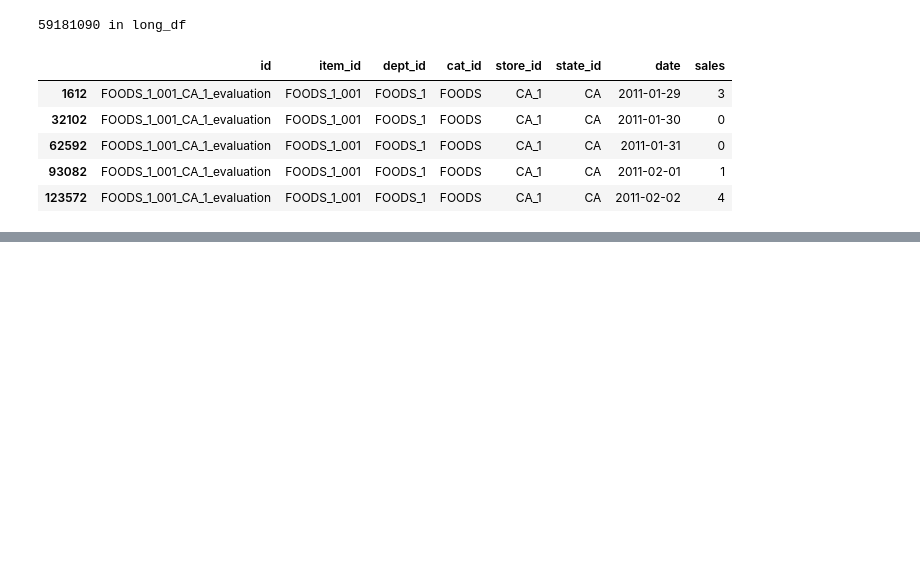
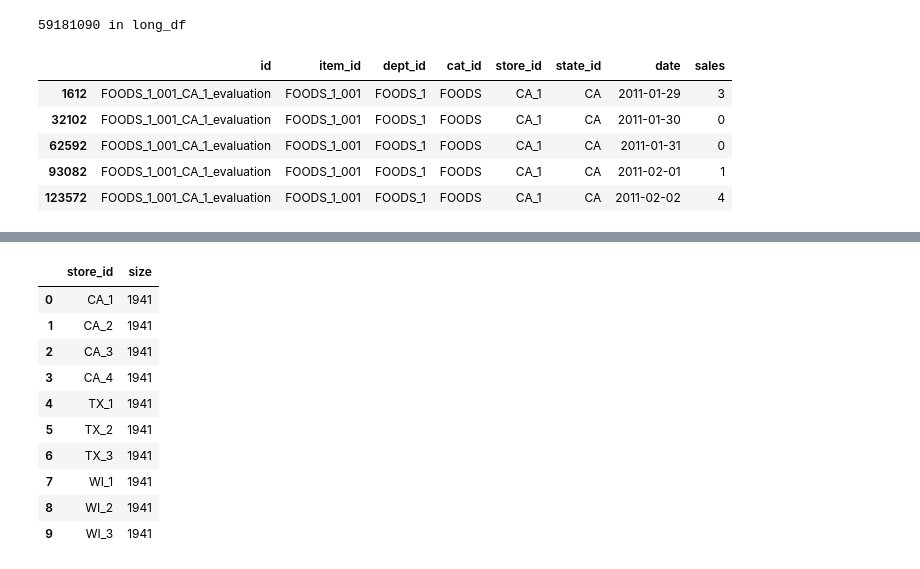
Before and after one commit to linafaik08/time-series-forecasting-models, a Jupyter notebook: notebooks/01_data_processing.ipynb, the cells around one changed output, grey strips where cells are left out. Cells and saved outputs as stored; diff of their text form; code cells hidden in the pictures; blank space fills up the shorter version.

```diff
--- a/notebooks/01_data_processing.ipynb
+++ b/notebooks/01_data_processing.ipynb
@@ -110,3 +151,17 @@ long_enr_df.to_csv("output/data_processed.gz", index=False)
+# %%
+sales_enr_agg_df.groupby("store_id",as_index=False).size()
+# %% [output]
+|  | store_id | size |
+| 0 | CA_1 | 1941 |
+| 1 | CA_2 | 1941 |
+| 2 | CA_3 | 1941 |
+| 3 | CA_4 | 1941 |
+| 4 | TX_1 | 1941 |
+| 5 | TX_2 | 1941 |
+| 6 | TX_3 | 1941 |
+| 7 | WI_1 | 1941 |
+| 8 | WI_2 | 1941 |
+| 9 | WI_3 | 1941 |
 # %%
 import plotly.express as px
 
```
Also changed, not shown: parts of 8 cells of this notebook, 11 other files.
